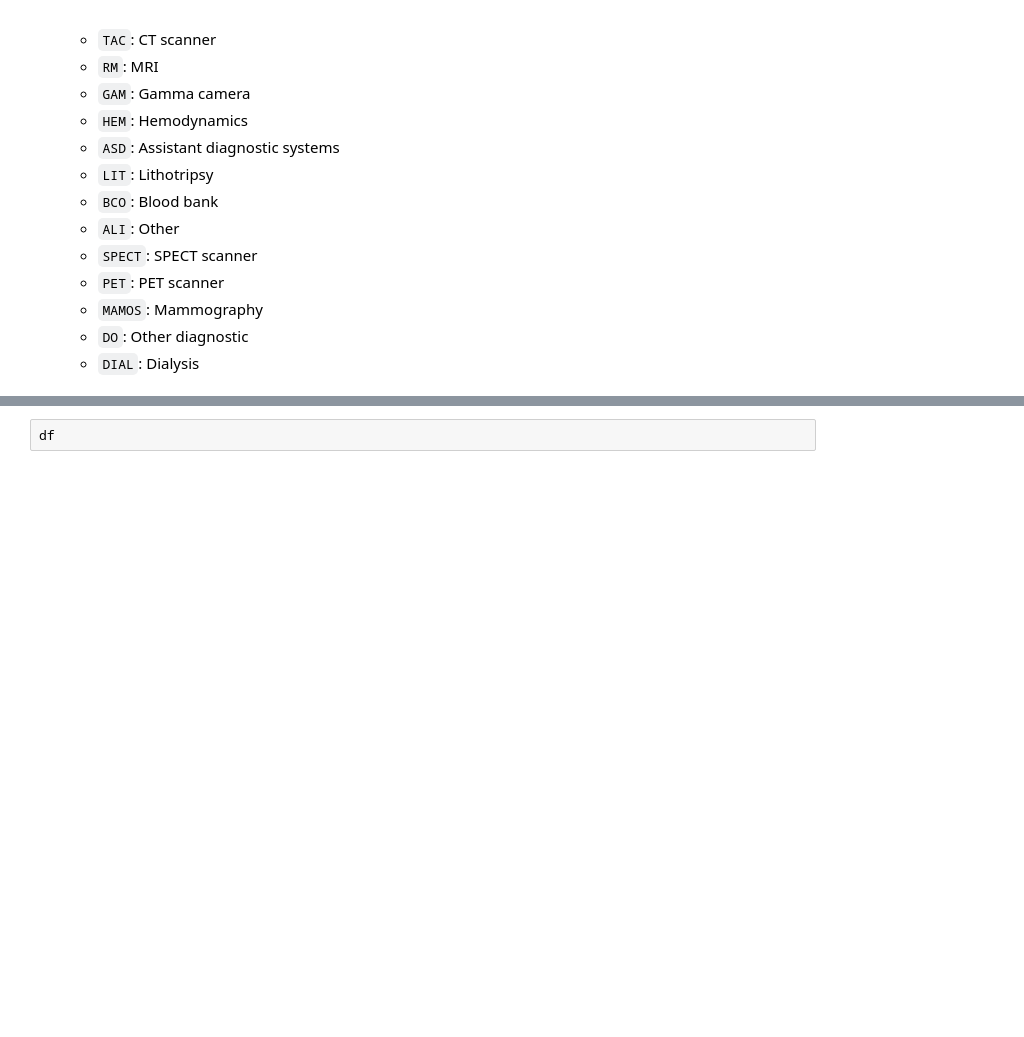
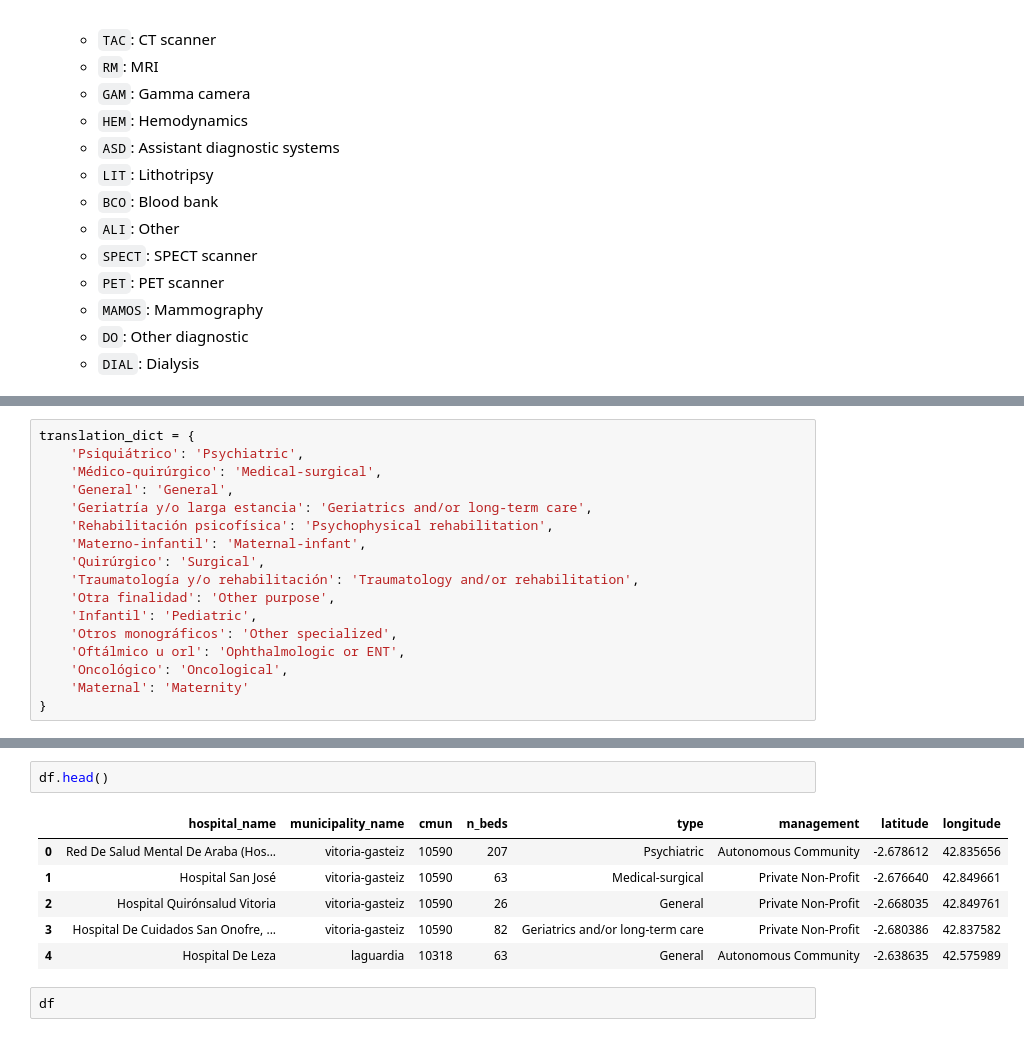
Before and after one commit to marimoysan/ml-pueblos, a Jupyter notebook: notebooks/eda_hospitals.ipynb, the cells around one changed output, grey strips where cells are left out. Cells and saved outputs as stored; diff of their text form; blank space fills up the shorter version.

```diff
--- a/notebooks/eda_hospitals.ipynb
+++ b/notebooks/eda_hospitals.ipynb
@@ -112,0 +161,17 @@ memory usage: 72.3+ KB
+# %%
+translation_dict = {
+    'Psiquiátrico': 'Psychiatric',
+    'Médico-quirúrgico': 'Medical-surgical',
+    'General': 'General',
+    'Geriatría y/o larga estancia': 'Geriatrics and/or long-term care',
+    'Rehabilitación psicofísica': 'Psychophysical rehabilitation',
+    'Materno-infantil': 'Maternal-infant',
+    'Quirúrgico': 'Surgical',
+    'Traumatología y/o rehabilitación': 'Traumatology and/or rehabilitation',
+    'Otra finalidad': 'Other purpose',
+    'Infantil': 'Pediatric',
+    'Otros monográficos': 'Other specialized',
+    'Oftálmico u orl': 'Ophthalmologic or ENT',
+    'Oncológico': 'Oncological',
+    'Maternal': 'Maternity'
+}
@@ -113,3 +219,12 @@ memory usage: 72.3+ KB
+# %%
+df.head()
+# %% [output]
+|  | hospital_name | municipality_name | cmun | n_beds | type | management | latitude | longitude |
+| 0 | Red De Salud Mental De Araba (Hos... | vitoria-gasteiz | 10590 | 207 | Psychiatric | Autonomous Community | -2.678612 | 42.835656 |
+| 1 | Hospital San José | vitoria-gasteiz | 10590 | 63 | Medical-surgical | Private Non-Profit | -2.676640 | 42.849661 |
+| 2 | Hospital Quirónsalud Vitoria | vitoria-gasteiz | 10590 | 26 | General | Private Non-Profit | -2.668035 | 42.849761 |
+| 3 | Hospital De Cuidados San Onofre, ... | vitoria-gasteiz | 10590 | 82 | Geriatrics and/or long-term care | Private Non-Profit | -2.680386 | 42.837582 |
+| 4 | Hospital De Leza | laguardia | 10318 | 63 | General | Autonomous Community | -2.638635 | 42.575989 |
 # %%
 df
 # %% [output]
```
Also changed, not shown: parts of 15 cells of this notebook.
